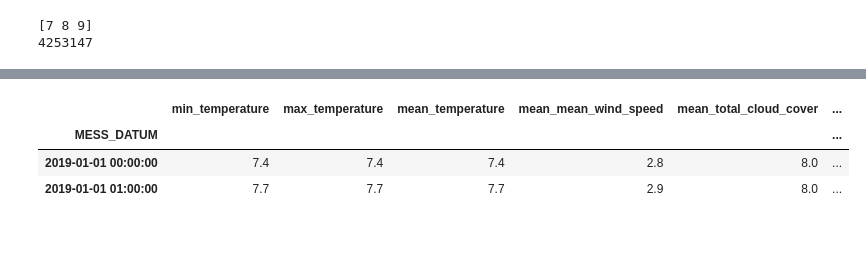
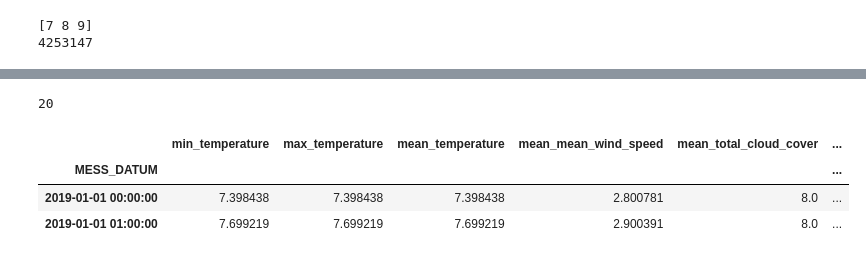
Before and after one commit to mogottsch/aaa-2022-magma, a Jupyter notebook: 04_predictive_analysis/00_feature_generation.ipynb, the cells around one changed output, grey strips where cells are left out. Saved outputs shown, nothing was run; the diff lists cells and outputs as text; code cells hidden in the pictures.

```diff
--- a/04_predictive_analysis/00_feature_generation.ipynb
+++ b/04_predictive_analysis/00_feature_generation.ipynb
@@ -45,14 +51,21 @@ trips_aggregated_df.head(2)
 | 0 | 2019-01-20 | 871f1a164ffffff | 871f1a164ffffff | 1 | 7 | 1 | 1 | ... |
 | 1 | 2019-01-20 | 871f1a164ffffff | 871f1a8c8ffffff | 2 | 7 | 1 | 1 | ... |
 2 rows × 49 columns
+# %%
+del hour_dummies, weekday_dummies, month_dummies
+gc.collect()
+# %% [output]
+20
 # %%
 weather_df = pd.read_parquet(WEATHER_AGGR_TEMPORAL_PATH)
+weather_df = weather_df.astype(np.float16)
+weather_df['time_intervall_length'] = weather_df.time_intervall_length.astype(np.uint8)
 weather_df.head(2)
 # %% [output]
 |  | min_temperature | max_temperature | mean_temperature | mean_mean_wind_speed | mean_total_cloud_cover | ... |
 | MESS_DATUM |  |  |  |  |  | ... |
-| 2019-01-01 00:00:00 | 7.4 | 7.4 | 7.4 | 2.8 | 8.0 | ... |
-| 2019-01-01 01:00:00 | 7.7 | 7.7 | 7.7 | 2.9 | 8.0 | ... |
+| 2019-01-01 00:00:00 | 7.398438 | 7.398438 | 7.398438 | 2.800781 | 8.0 | ... |
+| 2019-01-01 01:00:00 | 7.699219 | 7.699219 | 7.699219 | 2.900391 | 8.0 | ... |
 # %%
 weather_df = weather_df.drop(columns=['mean_temperature'])
 trips_aggregated_df.join(weather_df, on='datetime_start_floored')
```
Also changed, not shown: parts of 27 cells of this notebook, 2 other files.
